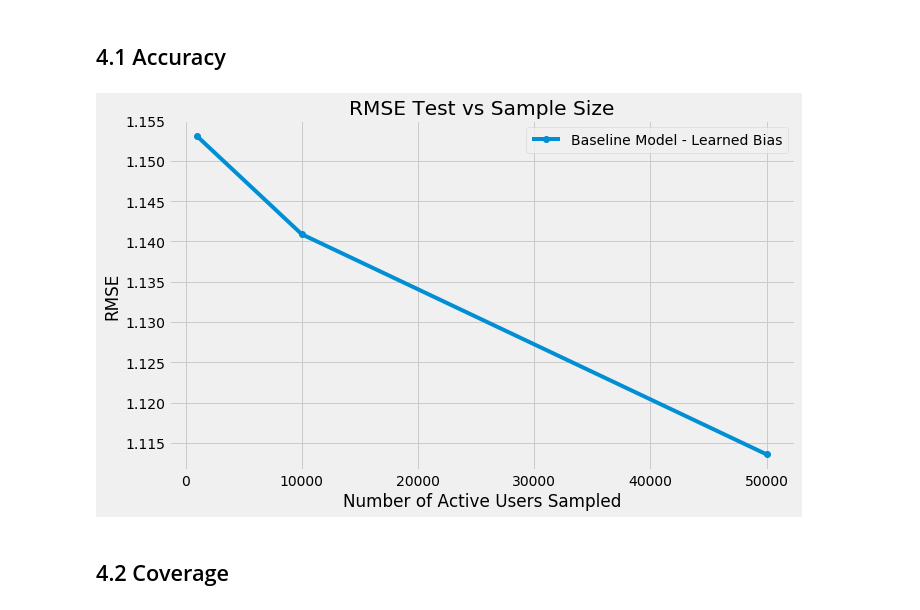
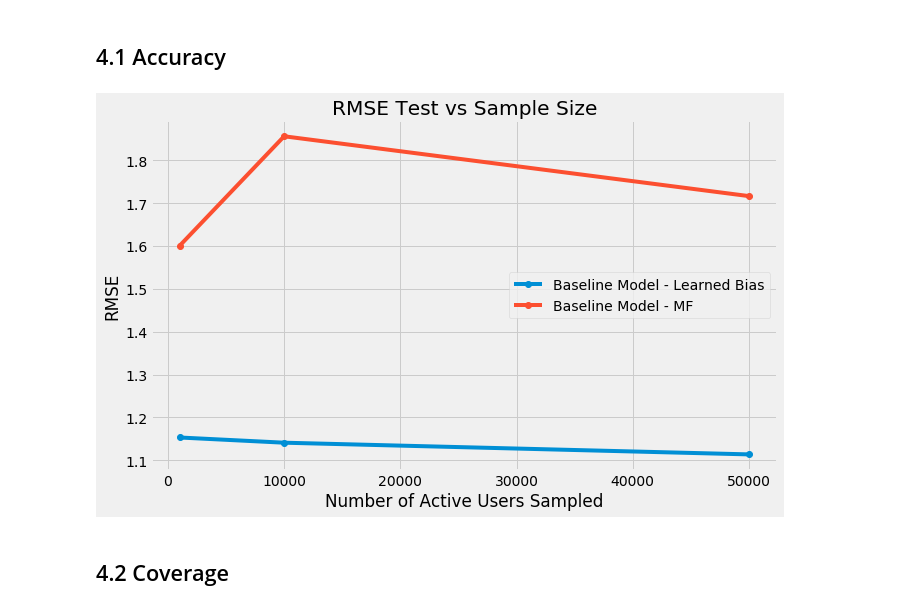
Before and after one commit to thisismeg/personalization-final-project, a Jupyter notebook: final_report.ipynb, the cells around one changed output. Saved outputs shown, nothing was run; the diff lists cells and outputs as text; code cells hidden in the pictures.

Commit message:
run CF baseline

```diff
--- a/final_report.ipynb
+++ b/final_report.ipynb
@@ -509,4 +554,6 @@ best_reg = 0.2
 # %%
+import time
+
 als = ALS(regParam=best_reg, maxIter=5, userCol="numeric_user_id", itemCol="numeric_business_id", ratingCol="rating",
           coldStartStrategy="drop", nonnegative= True)
 
@@ -518,4 +565,10 @@ crossval_rank = CrossValidator(estimator=als,
                                                         labelCol="rating"),
                           numFolds=3)
 
-cv_rank = crossval_rank.fit(all_sample_spark_dfs_train[0])
+cv_ranks = []
+for i in range(3):
+    start = time.time()
+    cv_rank = crossval_rank.fit(all_sample_spark_dfs_train[i])
+    cv_ranks.append(cv_rank)
+    end = time.time()
+    print('RMSEs (tuning Rank):', cv_rank.avgMetrics, 'Time: ', end - start)
@@ -529,4 +586,10 @@ best_rank = 20
 # Final model
 als = ALS(regParam=best_reg, rank=best_rank, maxIter=5, userCol="numeric_user_id", itemCol="numeric_business_id", ratingCol="rating",
           coldStartStrategy="drop", nonnegative= True)
-final_model = als.fit(all_sample_spark_dfs_train[0])
+
+
+final_models = []
+for i in range(3):
+    final_model = als.fit(all_sample_spark_dfs_train[i])
+    final_models.append(final_model)
+    print('RMSEs (tuning Rank):', cv_rank.avgMetrics)
@@ -533,5 +602,13 @@ final_model = als.fit(all_sample_spark_dfs_train[0])
 # %%
 evaluator = RegressionEvaluator(metricName="rmse", labelCol="rating", predictionCol="prediction")
 
-final_predictions_test = final_model.transform(all_sample_spark_dfs_test[0])
-rmse = evaluator.evaluate(final_predictions_test)
+final_rmses = []
+final_predictions_tests = []
+for i in range(3):
+    final_predictions_test = final_model.transform(all_sample_spark_dfs_test[i])
+    final_predictions_tests.append(final_predictions_test)
+
+    final_rmse = evaluator.evaluate(final_predictions_test)
+    final_rmses.append(final_rmse)
+
+    print('RMSEs (after tuning):', final_rmse)
@@ -541,0 +619,2 @@ rmse
+# %%
+baseline_MF_rmses = final_rmses
@@ -640,20 +725,21 @@ testing_features3 = create_features(testing_data3)
 # %%
 LEGEND = ['Baseline Model - Learned Bias', 'Baseline Model - MF', 'SVD++', 'Wide and Deep']
 
 plt.figure(figsize=(10, 6))
 
 plt.plot(sample_sizes, baseline_rmses, marker='o')
+plt.plot(sample_sizes, baseline_MF_rmses, marker='o')
 # plt.plot(sample_sizes, [min(rmse)  for rmse in knn_rmse_test], marker='o')
 # plt.plot(sample_sizes, best_als_rmses, marker='o')
 
 plt.xlabel('Number of Active Users Sampled')
 plt.ylabel('RMSE')
 plt.title('RMSE Test vs Sample Size')
 plt.legend(LEGEND)
 plt.grid(True)
 plt.show()
 # %% [output]
-[figure, old version]
+[figure, new version]
 # %% [markdown]
 ## 4.2 Coverage <a class="anchor" id="4-2"></a>
 # %%
```
Also changed, not shown: parts of 30 cells of this notebook.
